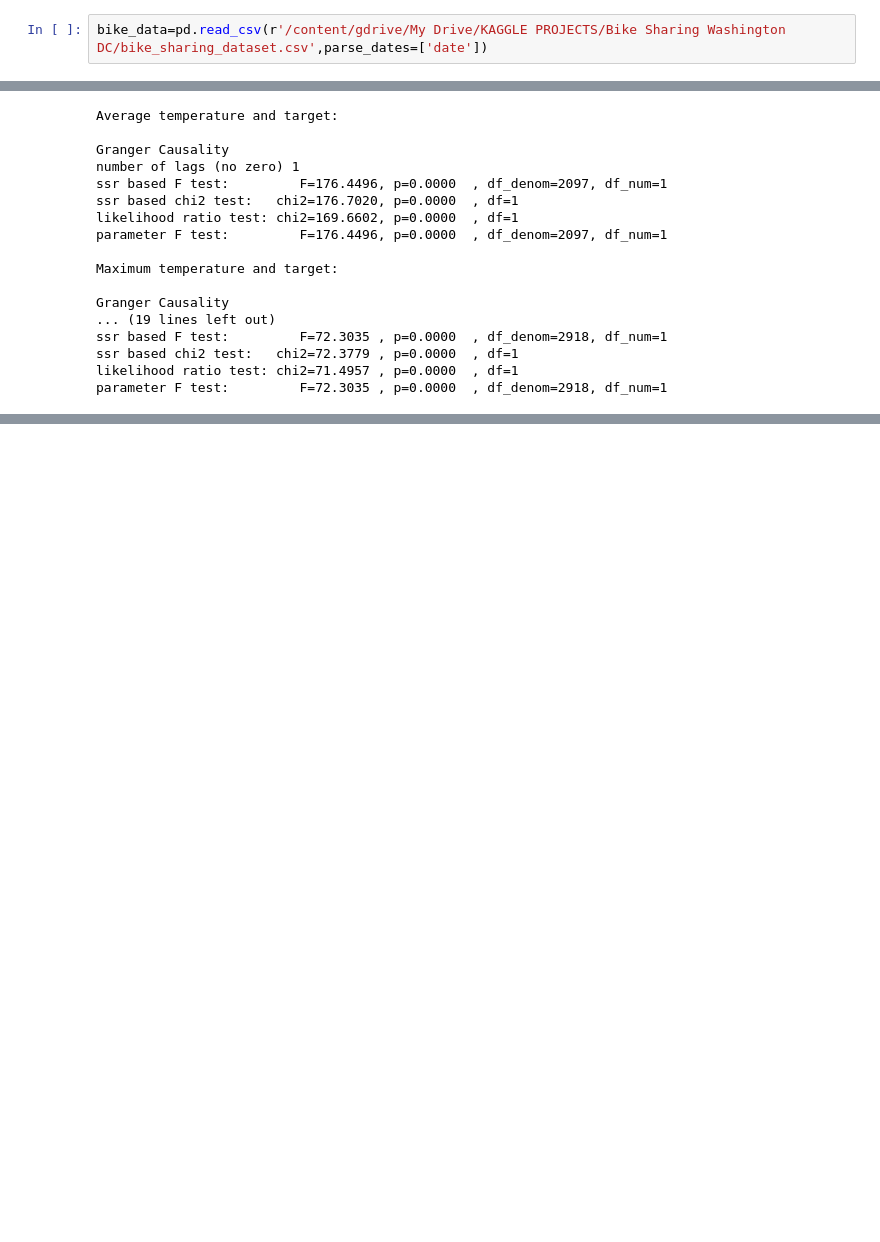
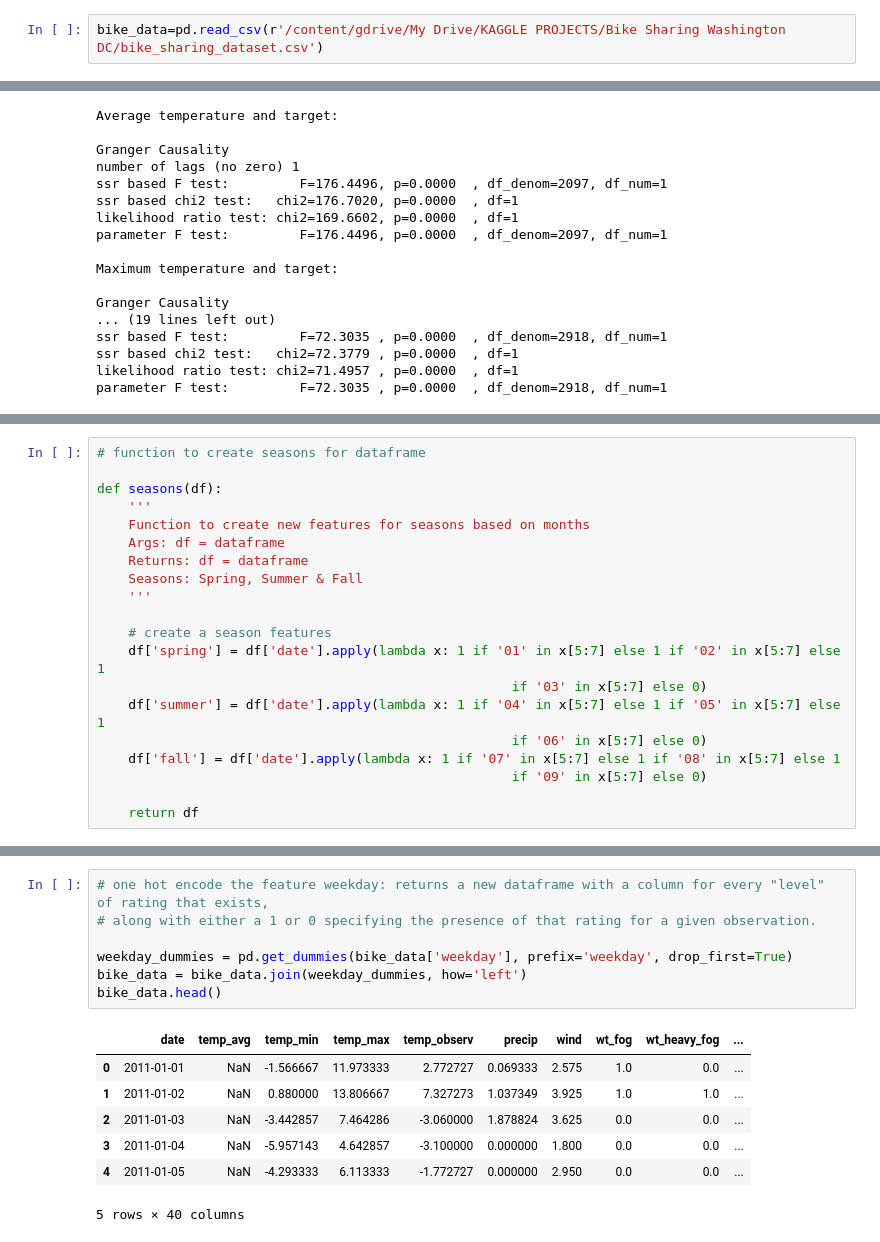
Before and after one commit to SamuelWanjiru/Bike-sharing-forecast, a Jupyter notebook: BikeSharing.ipynb, the cells around one changed output, grey strips where cells are left out. Saved outputs shown, nothing was run; the diff lists cells and outputs as text; blank space fills up the shorter version.

```diff
--- a/BikeSharing.ipynb
+++ b/BikeSharing.ipynb
@@ -36,5 +37,5 @@ from statsmodels.tsa.stattools import grangercausalitytests, adfuller, kpss, acf
 # %%
-bike_data=pd.read_csv(r'/content/gdrive/My Drive/KAGGLE PROJECTS/Bike Sharing Washington DC/bike_sharing_dataset.csv',parse_dates=['date'])
+bike_data=pd.read_csv(r'/content/gdrive/My Drive/KAGGLE PROJECTS/Bike Sharing Washington DC/bike_sharing_dataset.csv')
 # %% [markdown]
 ## **Understanding the data**
 # %%
@@ -209,0 +213,20 @@ parameter F test:         F=72.3035 , p=0.0000  , df_denom=2918, df_num=1
+# %%
+# function to create seasons for dataframe
+
+def seasons(df):
+    '''
+    Function to create new features for seasons based on months
+    Args: df = dataframe
+    Returns: df = dataframe
+    Seasons: Spring, Summer & Fall
+    '''
+
+    # create a season features
+    df['spring'] = df['date'].apply(lambda x: 1 if '01' in x[5:7] else 1 if '02' in x[5:7] else 1
+                                                     if '03' in x[5:7] else 0)
+    df['summer'] = df['date'].apply(lambda x: 1 if '04' in x[5:7] else 1 if '05' in x[5:7] else 1
+                                                     if '06' in x[5:7] else 0)
+    df['fall'] = df['date'].apply(lambda x: 1 if '07' in x[5:7] else 1 if '08' in x[5:7] else 1
+                                                     if '09' in x[5:7] else 0)
+
+    return df
@@ -209,0 +243,15 @@ parameter F test:         F=72.3035 , p=0.0000  , df_denom=2918, df_num=1
+# %%
+# one hot encode the feature weekday: returns a new dataframe with a column for every "level" of rating that exists,
+# along with either a 1 or 0 specifying the presence of that rating for a given observation.
+
+weekday_dummies = pd.get_dummies(bike_data['weekday'], prefix='weekday', drop_first=True)
+bike_data = bike_data.join(weekday_dummies, how='left')
+bike_data.head()
+# %% [output]
+|  | date | temp_avg | temp_min | temp_max | temp_observ | precip | wind | wt_fog | wt_heavy_fog | ... |
+| 0 | 2011-01-01 | NaN | -1.566667 | 11.973333 | 2.772727 | 0.069333 | 2.575 | 1.0 | 0.0 | ... |
+| 1 | 2011-01-02 | NaN | 0.880000 | 13.806667 | 7.327273 | 1.037349 | 3.925 | 1.0 | 1.0 | ... |
+| 2 | 2011-01-03 | NaN | -3.442857 | 7.464286 | -3.060000 | 1.878824 | 3.625 | 0.0 | 0.0 | ... |
+| 3 | 2011-01-04 | NaN | -5.957143 | 4.642857 | -3.100000 | 0.000000 | 1.800 | 0.0 | 0.0 | ... |
+| 4 | 2011-01-05 | NaN | -4.293333 | 6.113333 | -1.772727 | 0.000000 | 2.950 | 0.0 | 0.0 | ... |
+5 rows × 40 columns
```
Also changed, not shown: parts of 24 cells of this notebook.
